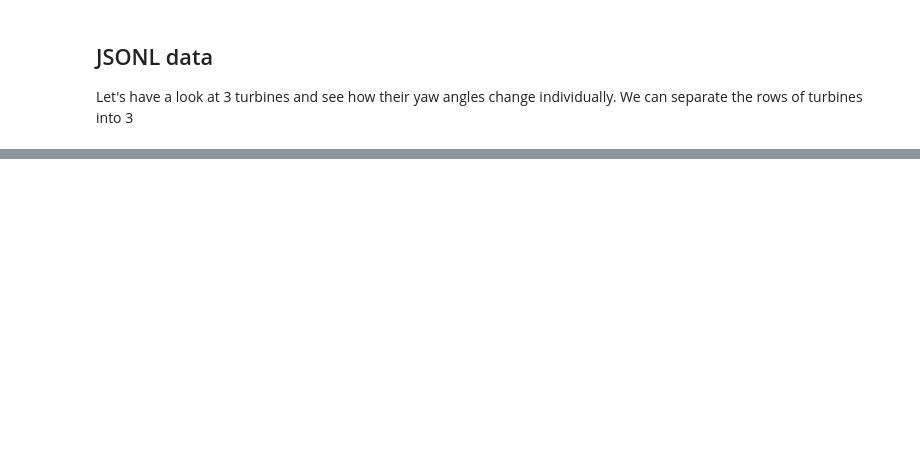
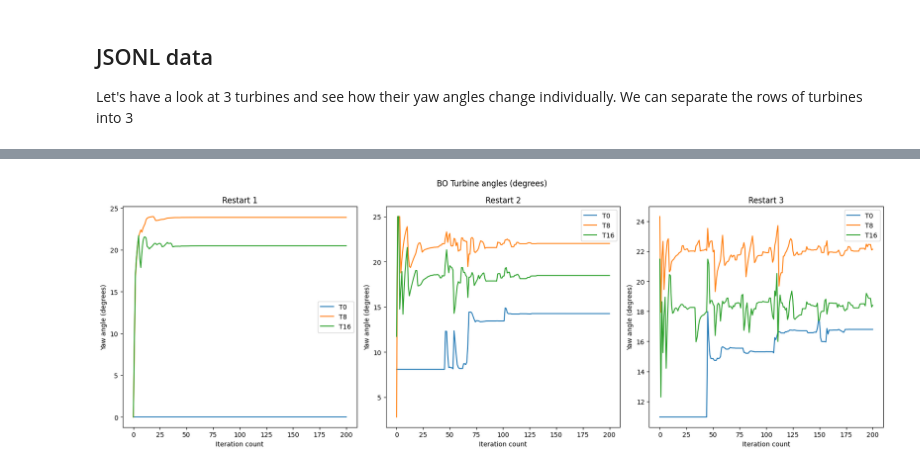
Before and after one commit to Changtze/DiffWake, a Jupyter notebook: results/turbine_analysis.ipynb, the cells around one changed output, grey strips where cells are left out. Saved outputs shown, nothing was run; the diff lists cells and outputs as text; code cells hidden in the pictures; blank space fills up the shorter version.

```diff
--- a/results/turbine_analysis.ipynb
+++ b/results/turbine_analysis.ipynb
@@ -228 +207,5 @@ turbine_behaviour(t1, t8, t16)
+# %%
+turbine_behaviour(slsqp_yaws, "BO", t1, t8, t16)
+# %% [output]
+[figure, added]
 # %%
```
Also changed, not shown: parts of 18 cells of this notebook, 10 other files.
